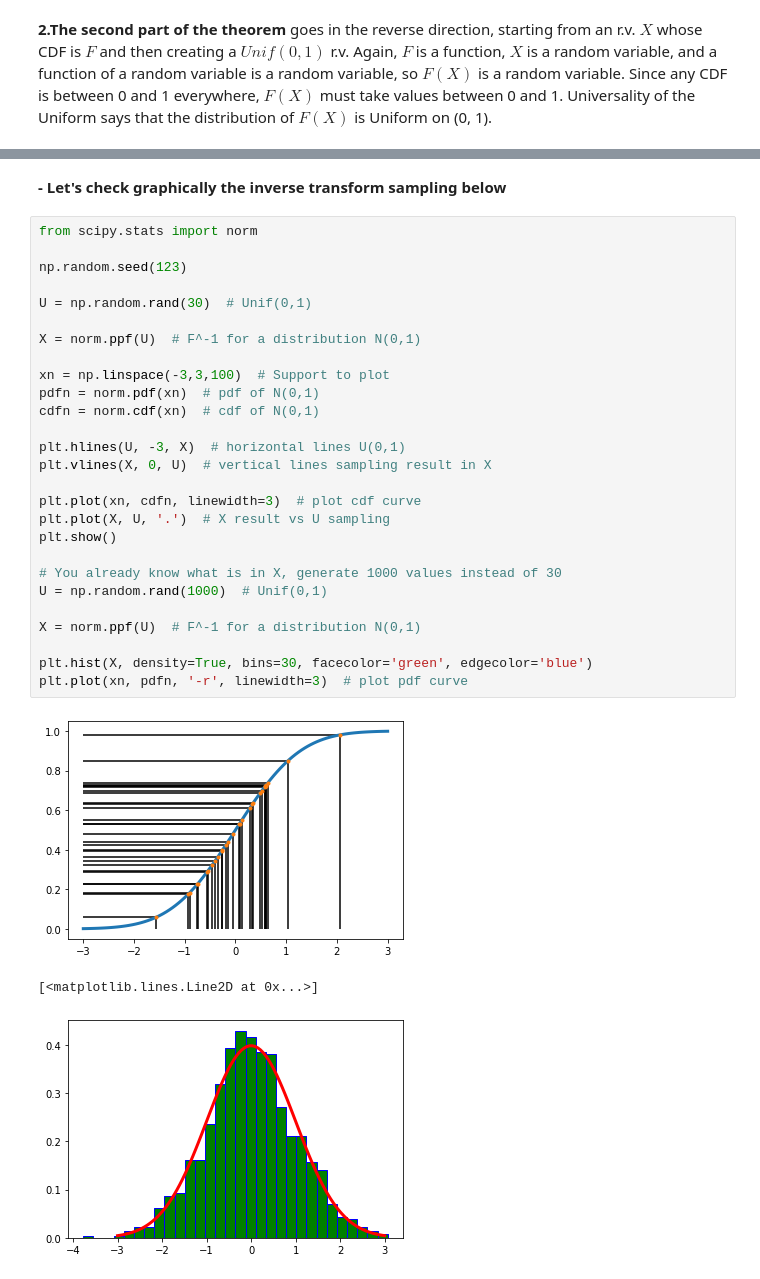
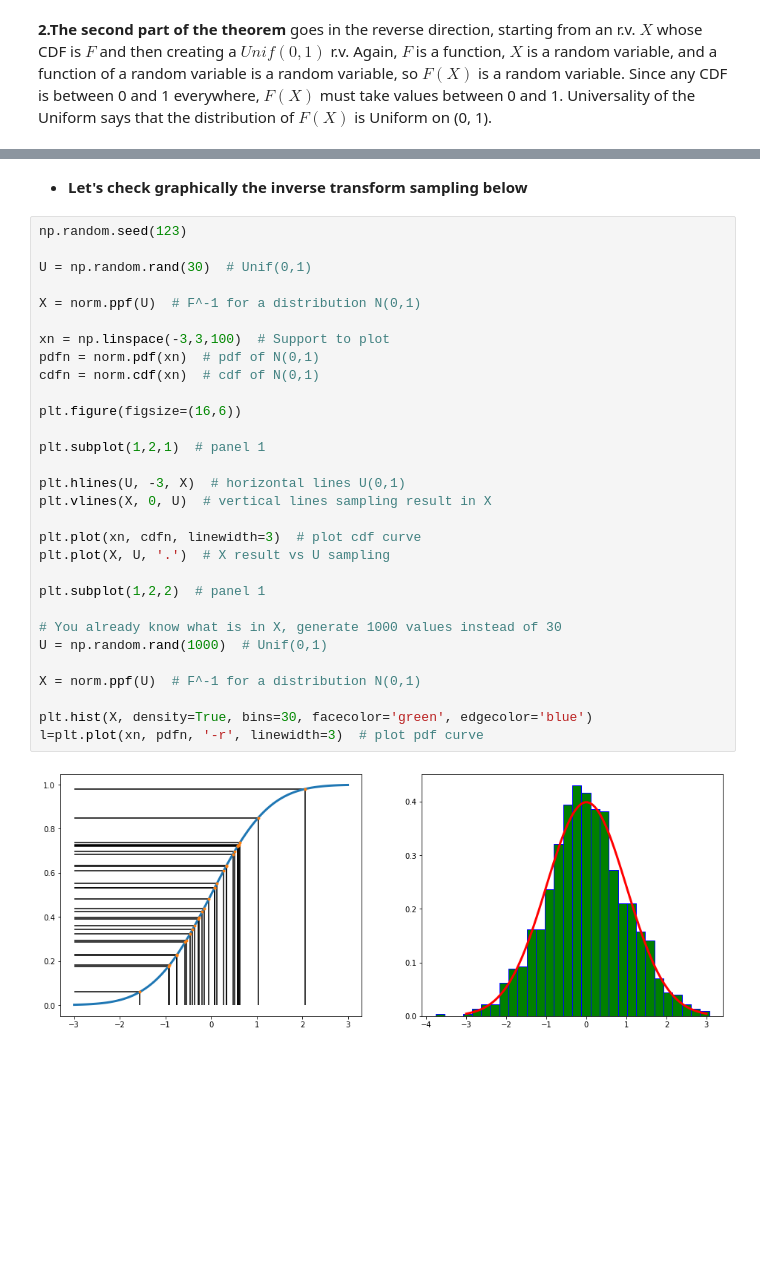
Before and after one commit to marsgr6/EN-online, a Jupyter notebook: continuous_distributions.ipynb, the cells around one changed output, grey strips where cells are left out. Drawn from its saved outputs; the diff is of its cells as text; blank space fills up the shorter version.

```diff
--- a/continuous_distributions.ipynb
+++ b/continuous_distributions.ipynb
@@ -495,33 +844,34 @@ plt.plot(u, fu, '-r', linewidth=2)  # Unif(0,1) pdf
 # %% [markdown]
-**- Let's check graphically the inverse transform sampling below**
+- **Let's check graphically the inverse transform sampling below**
 # %%
-from scipy.stats import norm
-
 np.random.seed(123)
 
 U = np.random.rand(30)  # Unif(0,1)
 
 X = norm.ppf(U)  # F^-1 for a distribution N(0,1)
 
 xn = np.linspace(-3,3,100)  # Support to plot
 pdfn = norm.pdf(xn)  # pdf of N(0,1)
 cdfn = norm.cdf(xn)  # cdf of N(0,1)
 
+plt.figure(figsize=(16,6))
+
+plt.subplot(1,2,1)  # panel 1
+
 plt.hlines(U, -3, X)  # horizontal lines U(0,1)
 plt.vlines(X, 0, U)  # vertical lines sampling result in X
 
 plt.plot(xn, cdfn, linewidth=3)  # plot cdf curve
 plt.plot(X, U, '.')  # X result vs U sampling
-plt.show()
+
+plt.subplot(1,2,2)  # panel 1
 
 # You already know what is in X, generate 1000 values instead of 30
 U = np.random.rand(1000)  # Unif(0,1)
 
 X = norm.ppf(U)  # F^-1 for a distribution N(0,1)
 
 plt.hist(X, density=True, bins=30, facecolor='green', edgecolor='blue')
-plt.plot(xn, pdfn, '-r', linewidth=3)  # plot pdf curve
+l=plt.plot(xn, pdfn, '-r', linewidth=3)  # plot pdf curve
 # %% [output]
-[figure, old version]
+[figure, new version]
-[<matplotlib.lines.Line2D at 0x...>]
-[figure, removed]
```
Also changed, not shown: parts of 25 cells of this notebook, 3 other files.
